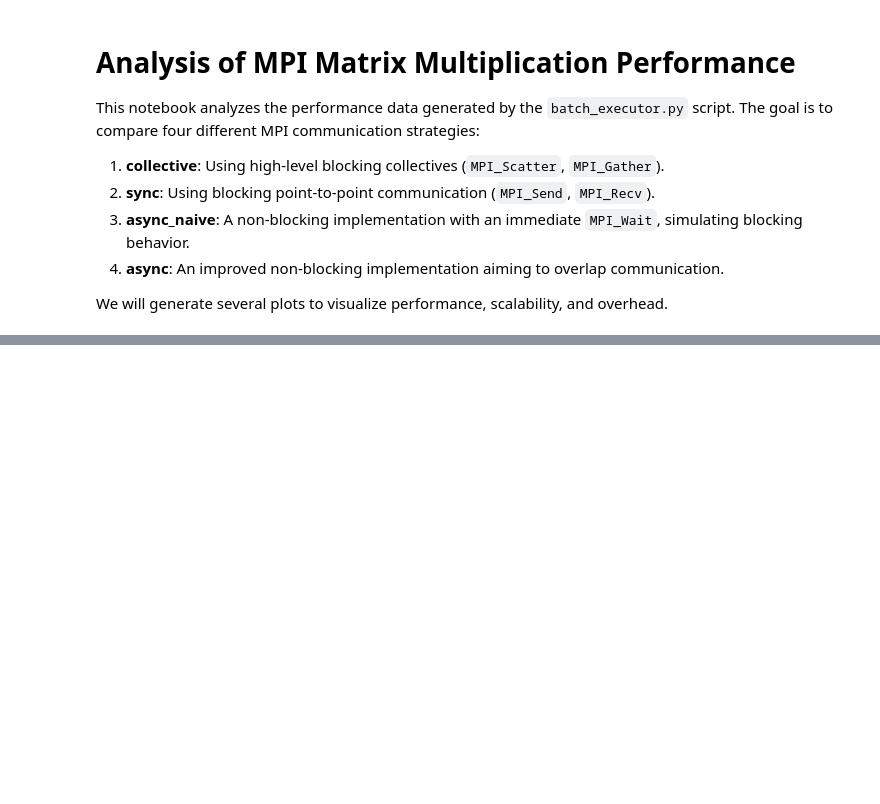
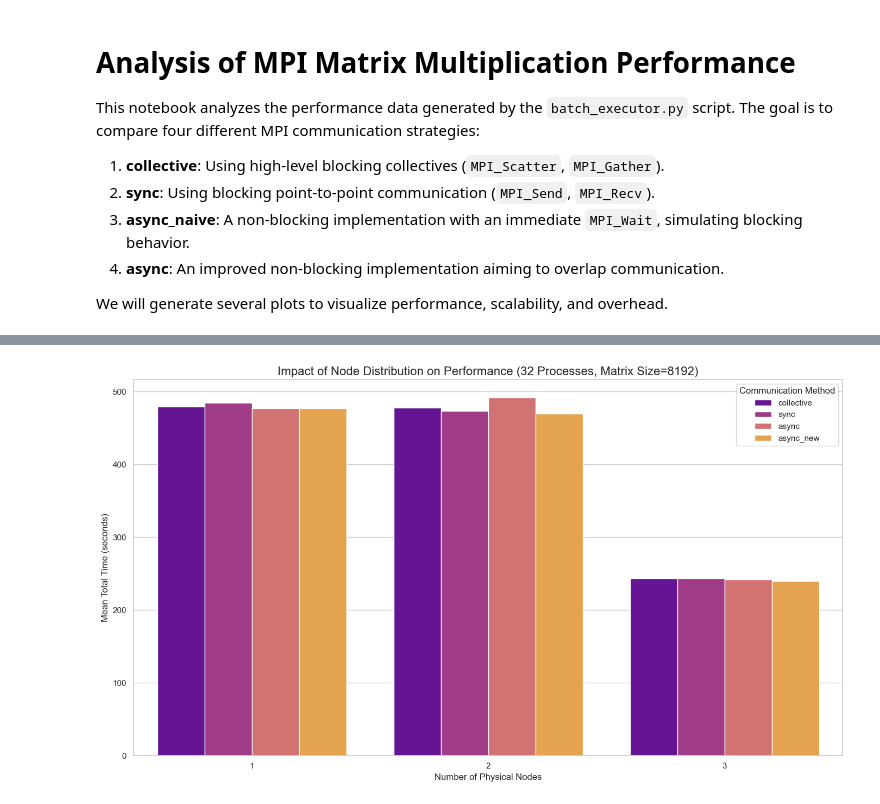
Before and after one commit to PedroKlein/parallel-and-distributed, a Jupyter notebook: mpi/docs/results.ipynb, the cells around one changed output, grey strips where cells are left out. Saved outputs shown, nothing was run; the diff lists cells and outputs as text; code cells hidden in the pictures; blank space fills up the shorter version.

```diff
--- a/mpi/docs/results.ipynb
+++ b/mpi/docs/results.ipynb
@@ -119,22 +11,0 @@ This plot shows how the execution time changes as we increase the number of proc
-# %%
-if not df.empty:
-    # Find the largest matrix size tested
-    largest_matrix = df["matrix_size"].max()
-
-    plt.figure(figsize=(12, 7))
-
-    # Filter data for the largest matrix size
-    df_filtered = df[df["matrix_size"] == largest_matrix]
-
-    for comm_type in df_filtered["comm_type"].unique():
-        subset = df_filtered[df_filtered["comm_type"] == comm_type].sort_values("num_procs")
-        plt.plot(subset["num_procs"], subset["total_time_mean"], marker='o', linestyle='-', label=comm_type)
-
-    plt.xlabel("Number of Processes")
-    plt.ylabel("Mean Total Time (seconds)")
-    plt.title(f"Strong Scaling Analysis (Matrix Size = {largest_matrix}x{largest_matrix})")
-    plt.xticks(df_filtered["num_procs"].unique()) # Ensure x-ticks match process counts
-    plt.legend(title="Communication Method")
-    plt.grid(True, which="both", ls="--")
-    plt.tight_layout()
-    plt.show()
@@ -229,0 +70,23 @@ if not df.empty:
+# %%
+if not df.empty:
+    # Filter data for a fixed number of processes to see the effect of node distribution
+    df_filtered = df[df['num_procs'] == 32]
+
+    plt.figure(figsize=(14, 8))
+
+    sns.barplot(
+        data=df_filtered,
+        x='nodes',
+        y='total_time_mean',
+        hue='comm_type',
+        palette='plasma'
+    )
+
+    plt.title('Impact of Node Distribution on Performance (32 Processes, Matrix Size=8192)', fontsize=16)
+    plt.xlabel('Number of Physical Nodes', fontsize=12)
+    plt.ylabel('Mean Total Time (seconds)', fontsize=12)
+    plt.legend(title='Communication Method')
+    plt.tight_layout()
+    plt.show()
+# %% [output]
+[figure, added]
```
Also changed, not shown: parts of 18 cells of this notebook, 3 other files.
